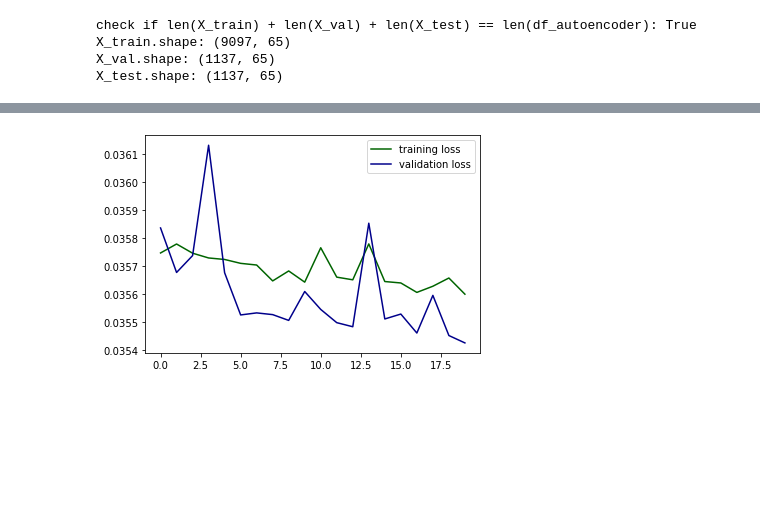
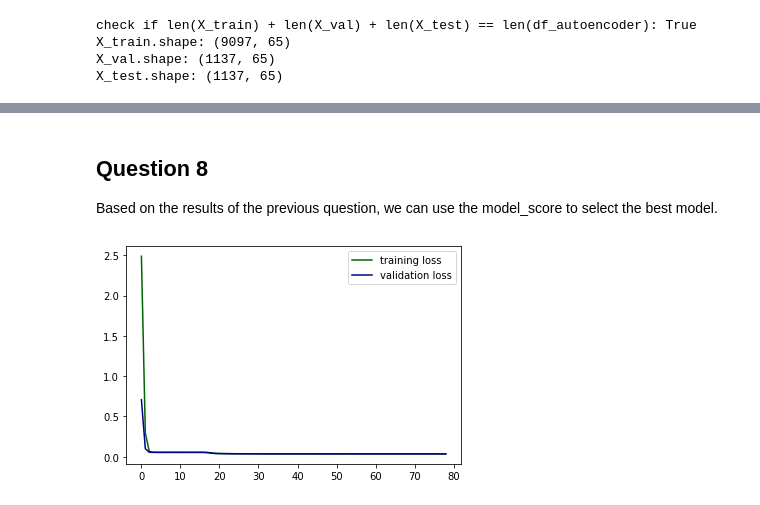
Before and after one commit to ba-group-projects/insurance-fraud-detection, a Jupyter notebook: main-update.ipynb, the cells around one changed output, grey strips where cells are left out. Saved outputs shown, nothing was run; the diff lists cells and outputs as text; code cells hidden in the pictures; blank space fills up the shorter version.

Commit message:
add comment to the latest several questions

```diff
--- a/main-update.ipynb
+++ b/main-update.ipynb
@@ -617,7 +608,7 @@ HP_WHETHER_DROPOUT = hp.HParam('whether_dropout', hp.Discrete([True, False]))
 HP_DROPOUT = hp.HParam('dropout', hp.RealInterval(0.1, 0.3))
 # the number of units in the hidden layer, 1 time, 2 times or 3 times of the unit number of input layer
 BASE_NUM_UNITS = X_train.shape[0]/(X_train.shape[1] + 1)
-HP_NUM_UNITS = hp.HParam('num_units', hp.Discrete([round(BASE_NUM_UNITS/2), round(BASE_NUM_UNITS/3), round(BASE_NUM_UNITS/4),round(BASE_NUM_UNITS/5)]))
+HP_NUM_UNITS = hp.HParam('num_units', hp.Discrete([int(BASE_NUM_UNITS/2), int(BASE_NUM_UNITS/3), int(BASE_NUM_UNITS/4),int(BASE_NUM_UNITS/5)]))
 HP_ACTIVATION = hp.HParam('activation', hp.Discrete(['relu', 'sigmoid']))
 HP_HIDDEN_LAYER_NUMBER = hp.HParam('hidden_layer_number', hp.Discrete(range(1,4)))
 METRIC_CROSSENTROPY = 'binary_crossentropy'
@@ -1312,16 +1338,14 @@ class AutoEncodingModel:
 # %%
-# generate a list of hyperparameters
-# random hyperparameters
 tf.keras.backend.clear_session()
 tf.random.set_seed(48)
-# TODO rename non-fraud loss and fraud loss
 round = 30
-model_list = []
+model_list = [] # list of to save model
 class_list = []
 log_list = []
-para_dfm = pd.DataFrame(columns=['reg_param', 'number_units_layers', 'number_units_bottleneck', 'dropout_rate', 'number_layers', 'whether_dropout', 'whether_regularizer','non_frand_loss', 'train_val_loss','fraud_loss'])
+para_dfm = pd.DataFrame(columns=['reg_param', 'number_units_layers', 'number_units_bottleneck', 'dropout_rate', 'number_layers', 'whether_dropout', 'whether_regularizer','overfit_metric', 'val1_loss','val2_avg_recon_error'])
 for i in range(round):
     print(f"This round is {i}")
+    # generate a list of hyperparameters
     reg_param = np.random.uniform(low=0.1, high=0.3)
     numbers_units_layers = np.random.choice(np.arange(30, 61, 15))
     numbers_units_bottleneck = np.random.choice(np.arange(5, 16, 5))
@@ -1330,14 +1354,24 @@ for i in range(round):
     whether_dropout = np.random.choice([True, False])
     whether_regularizer = np.random.choice([True, False])
     autoencoder = AutoEncodingModel(reg_param, numbers_units_layers, numbers_units_bottleneck, dropout_rate, numbers_layers, whether_dropout, whether_regularizer)
+
+    # get the result of the model
     res = autoencoder.run()
-    non_frand_loss  = res['non_frand_loss']
-    fraud_loss = res['fraud_loss']
+    overfit_metric  = res['overfit_metric']
+    val2_avg_recon_error = res['val2_avg_recon_error']
     model = res['model']
-    train_val_loss = res['train_val_loss']
-    para_dfm = para_dfm.append({"reg_param": reg_param, "number_units_layers": numbers_units_layers, "number_units_bottleneck": numbers_units_bottleneck, "dropout_rate": dropout_rate, "number_layers": numbers_layers, "whether_dropout": whether_dropout, "whether_regularizer": whether_regularizer, "non_frand_loss": non_frand_loss, "fraud_loss": fraud_loss,'train_val_loss':train_val_loss}, ignore_index=True)
+    val1_loss = res['val1_loss']
+
+    # fill the value into the dataframe
+    para_dfm = para_dfm.append({"reg_param": reg_param, "number_units_layers": numbers_units_layers, "number_units_bottleneck": numbers_units_bottleneck, "dropout_rate": dropout_rate, "number_layers": numbers_layers, "whether_dropout": whether_dropout, "whether_regularizer": whether_regularizer, "overfit_metric": overfit_metric, "val2_avg_recon_error": val2_avg_recon_error,'val1_loss':val1_loss}, ignore_index=True)
+
+    # add model into model_list
     model_list.append(model)
+
+    # add initalized class into class_list
     class_list.append(autoencoder)
+
+    # add log into log_list
     log_list.append(res['log'])
 # %% [output]
 This round is 0
@@ -1518,5 +1581,0 @@ Epoch 1/100
-# %%
-para_dfm["difference"] = para_dfm["fraud_loss"] - para_dfm["non_frand_loss"]
-# get the index of largest difference row
-para_dfm_max_index = para_dfm[para_dfm["difference"]==max(para_dfm["difference"])].index[0]
-para_dfm
@@ -1540,0 +1582,4 @@ para_dfm
+# %%
+# calculate the model score according to the val2_avg_recon_error and overfit_metric
+para_dfm["model_score"] = para_dfm["val2_avg_recon_error"] - para_dfm["overfit_metric"]
+print(para_dfm)
@@ -1541,17 +1802,24 @@ para_dfm
+# %% [markdown]
+## Question 8
+Based on the results of the previous question, we can use the model_score to select the best model.
 # %%
+# get the index of largest model_score row
+para_dfm_max_index = para_dfm[para_dfm["model_score"]==max(para_dfm["model_score"])].index[0]
+# get the loss function of the best model
 def create_plot(log,limit=None):
     if limit:
     # plt.plot(log.history['accuracy'],label = "training accuracy",color='green')
         plt.plot(log.history['loss'][-limit:],label = "training loss",color='darkgreen')
         # plt.plot(log.history['val_accuracy'], label = "validation accuracy",color='grey')
         plt.plot(log.history['val_loss'][-limit:], label = "validation loss",color='darkblue')
         plt.legend()
         plt.show()
     else:
         plt.plot(log.history['loss'],label = "training loss",color='darkgreen')
         plt.plot(log.history['val_loss'], label = "validation loss",color='darkblue')
         plt.legend()
         plt.show()
-create_plot(log_list[para_dfm_max_index],20)
+
+create_plot(log_list[para_dfm_max_index])
 # %% [output]
-[figure, old version]
+[figure, new version]
```
Also changed, not shown: parts of 45 cells of this notebook, 34 other files.
